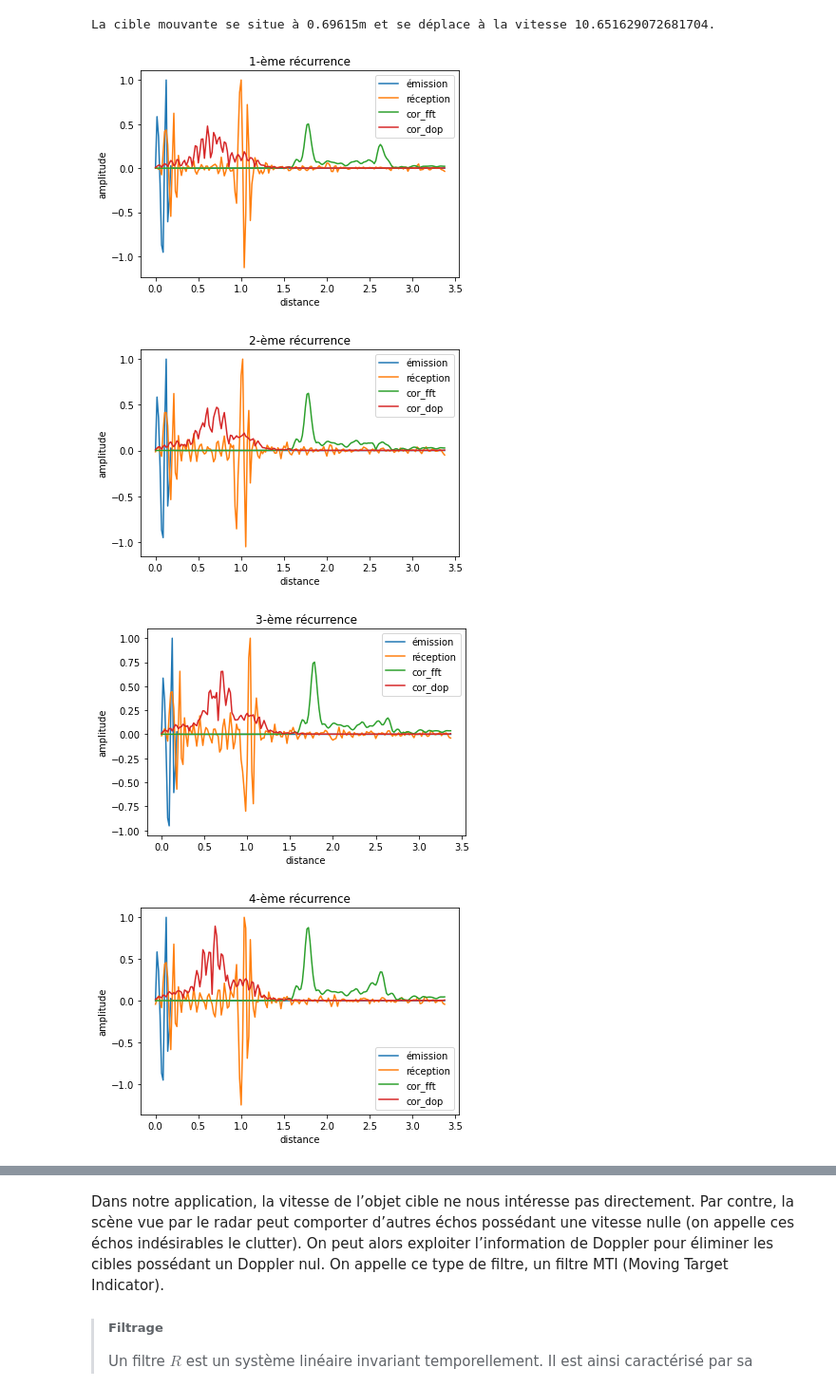
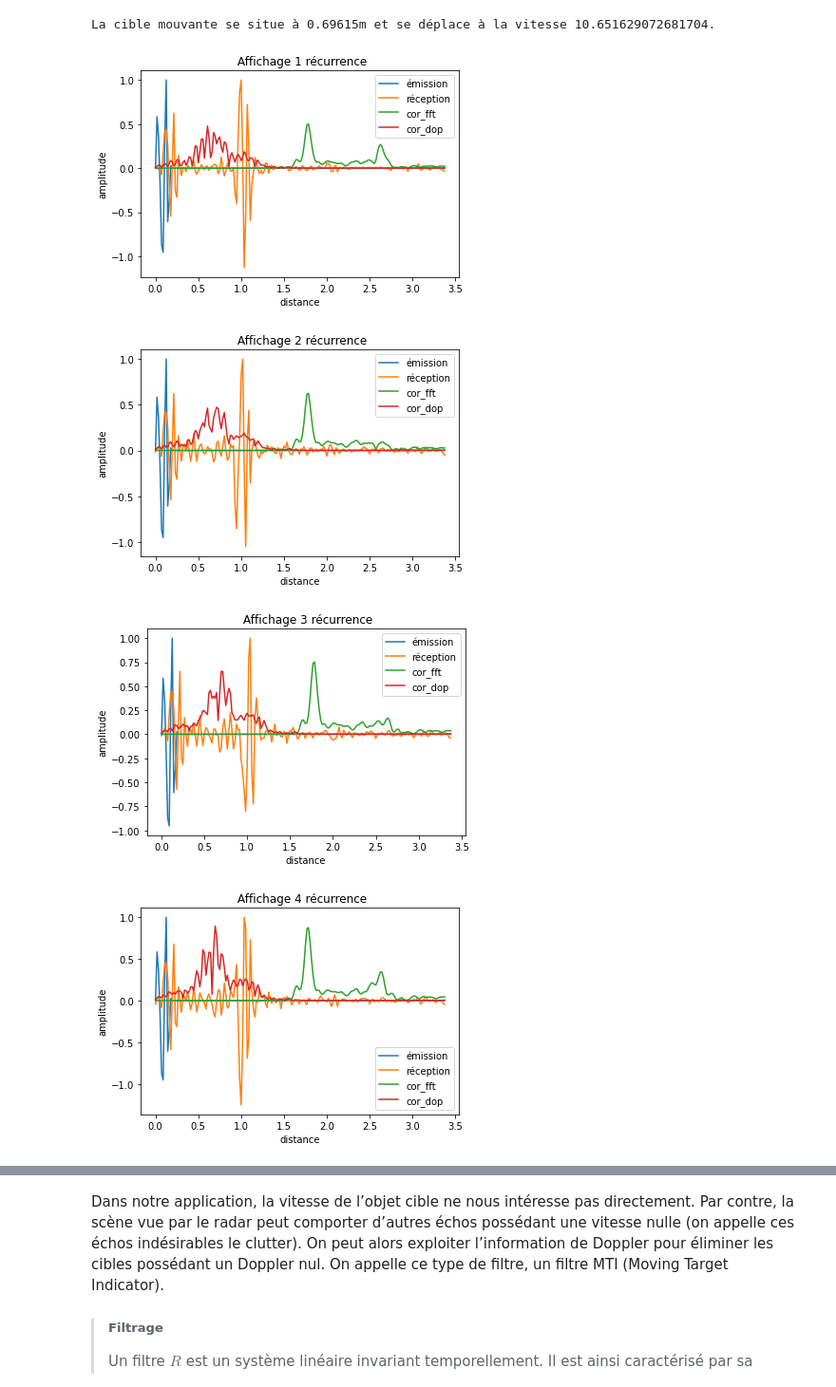
Before and after one commit to 21courgnea/Projet_TDS, a Jupyter notebook: mini-projet-radar/mini_projet_radar.ipynb, the cells around one changed output, grey strips where cells are left out. Shown at 95% size. Drawn from its saved outputs; the diff is of its cells as text; code cells hidden in the pictures.

```diff
--- a/mini-projet-radar/mini_projet_radar.ipynb
+++ b/mini-projet-radar/mini_projet_radar.ipynb
@@ -677,18 +677,17 @@ La cible mouvante se situe à 0.69615m et se déplace à la vitesse 10.651629072
 # %%
 #tracés
 for i in range(8):
-    plt.subplot((4,4,i+1))
     plt.plot(d[0],np.real(e[i,:])/np.max(np.real(e[i,:])), label = "émission")
     plt.plot(d[0],np.real(r[i,:])/np.max(np.real(r[i,:])), label = "réception")
     plt.plot(d[0],np.abs(cor[i,:])/np.max(np.abs(cor)), label = "cor_fft")
     plt.plot(d[0],np.abs(cor_dop[i,:])/np.max(np.abs(cor_dop)), label = "cor_dop")
     plt.legend()
     plt.xlabel("distance")
     plt.ylabel("amplitude")
     plt.title(f" Affichage {i+1} récurrence")
     plt.show()
 # %% [output]
-[figure, old version]
+[figure, new version]
-[figure, old version]
+[figure, new version]
-[figure, old version]
+[figure, new version]
-[figure, old version]
+[figure, new version]
```
Also changed, not shown: parts of 7 cells of this notebook, 1 other file.
